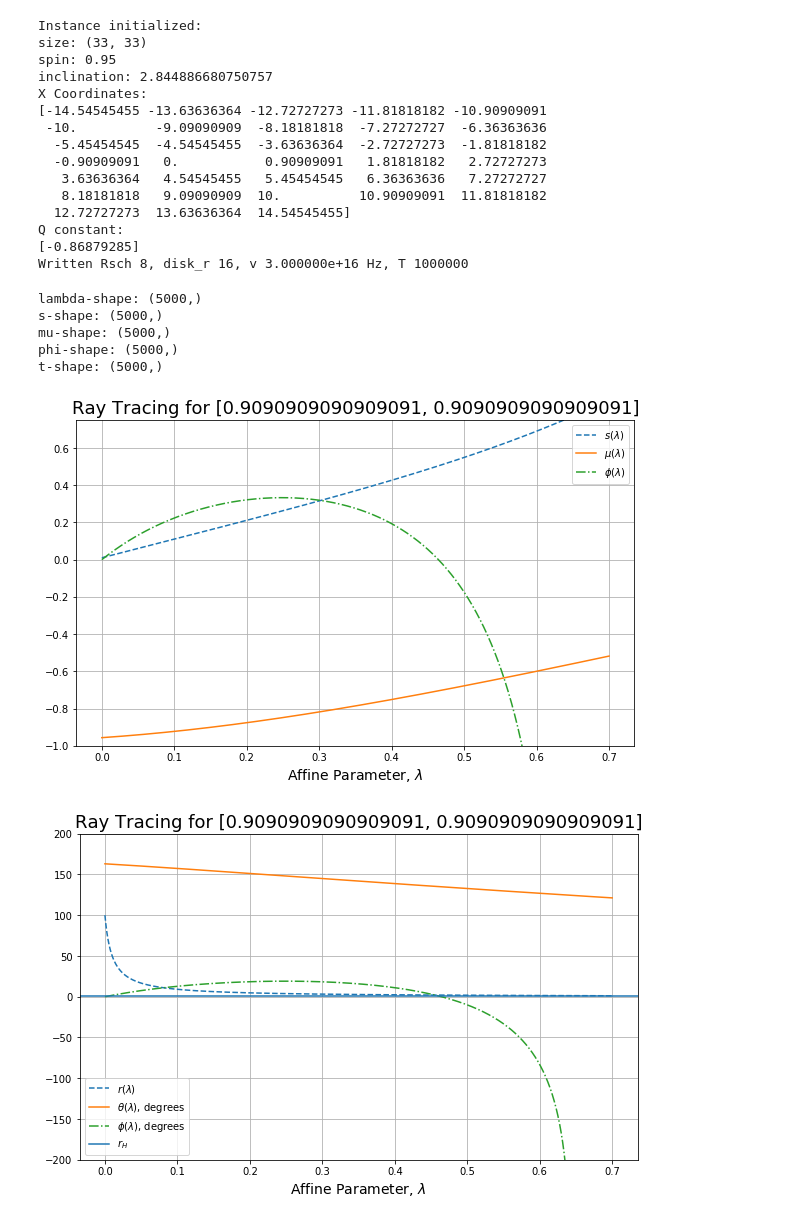
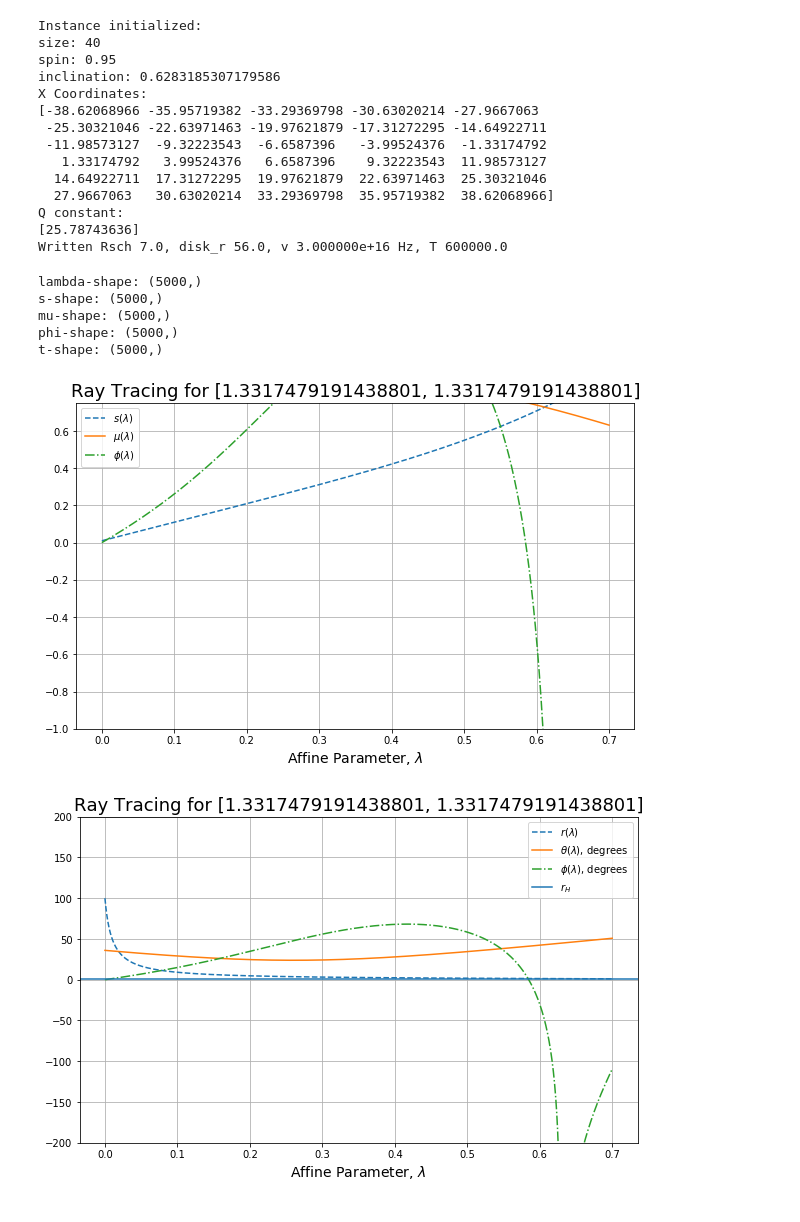
Before and after one commit to jmccull/PHY364_HW3, a Jupyter notebook: Visualization.ipynb, the cells around one changed output. Drawn from its saved outputs; the diff is of its cells as text; code cells hidden in the pictures.

```diff
--- a/Visualization.ipynb
+++ b/Visualization.ipynb
@@ -310,6 +354,7 @@ class bh_vis:
 # %%
 #example call
-test1 = bh_vis((33,33),a0=0.95,inc=np.pi*163./180.,s0=0.01)
+inc_m87 =np.pi*163./180.
+test1 = bh_vis((30,30),40,a0=0.95,inc=np.pi/5.,s0=0.01)
 
 print('X Coordinates:')
 print(test1.x)
@@ -317,33 +362,32 @@ print(test1.x)
 print('Q constant:')
 print(test1.Q[test1.x==test1.x[16],test1.y==test1.y[16]])
 
-test1.source_init(4,2,T=10**6)
+test1.source_init(3.5,8,T=6.*10**5)
 # %% [output]
 Instance initialized:
-size: (33, 33)
+size: 40
 spin: 0.95
-inclination: 2.844886680750757
+inclination: 0.6283185307179586
 X Coordinates:
-[-14.54545455 -13.63636364 -12.72727273 -11.81818182 -10.90909091
- -10.          -9.09090909  -8.18181818  -7.27272727  -6.36363636
-  -5.45454545  -4.54545455  -3.63636364  -2.72727273  -1.81818182
-  -0.90909091   0.           0.90909091   1.81818182   2.72727273
-   3.63636364   4.54545455   5.45454545   6.36363636   7.27272727
-   8.18181818   9.09090909  10.          10.90909091  11.81818182
-  12.72727273  13.63636364  14.54545455]
+[-38.62068966 -35.95719382 -33.29369798 -30.63020214 -27.9667063
+ -25.30321046 -22.63971463 -19.97621879 -17.31272295 -14.64922711
+ -11.98573127  -9.32223543  -6.6587396   -3.99524376  -1.33174792
+   1.33174792   3.99524376   6.6587396    9.32223543  11.98573127
+  14.64922711  17.31272295  19.97621879  22.63971463  25.30321046
+  27.9667063   30.63020214  33.29369798  35.95719382  38.62068966]
 Q constant:
-[-0.86879285]
-Written Rsch 8, disk_r 16, v 3.000000e+16 Hz, T 1000000
+[25.78743636]
+Written Rsch 7.0, disk_r 56.0, v 3.000000e+16 Hz, T 600000.0
 # %%
-lam, t, s, mu, phi = test1.twoDtrace([1,1],[0,0.7],num=5000)
+lam, t, s, mu, phi = test1.twoDtrace([test1.x[15],test1.y[15]],[0,0.7],num=5000,plot=True,name='single_ray_trace.png')
 # %% [output]
 lambda-shape: (5000,)
 s-shape: (5000,)
 mu-shape: (5000,)
 phi-shape: (5000,)
 t-shape: (5000,)
-[figure, old version]
+[figure, new version]
-[figure, old version]
+[figure, new version]
 # %%
 #test temperature and redshift factor functions
 
```
Also changed, not shown: parts of 10 cells of this notebook, 2 other files.
